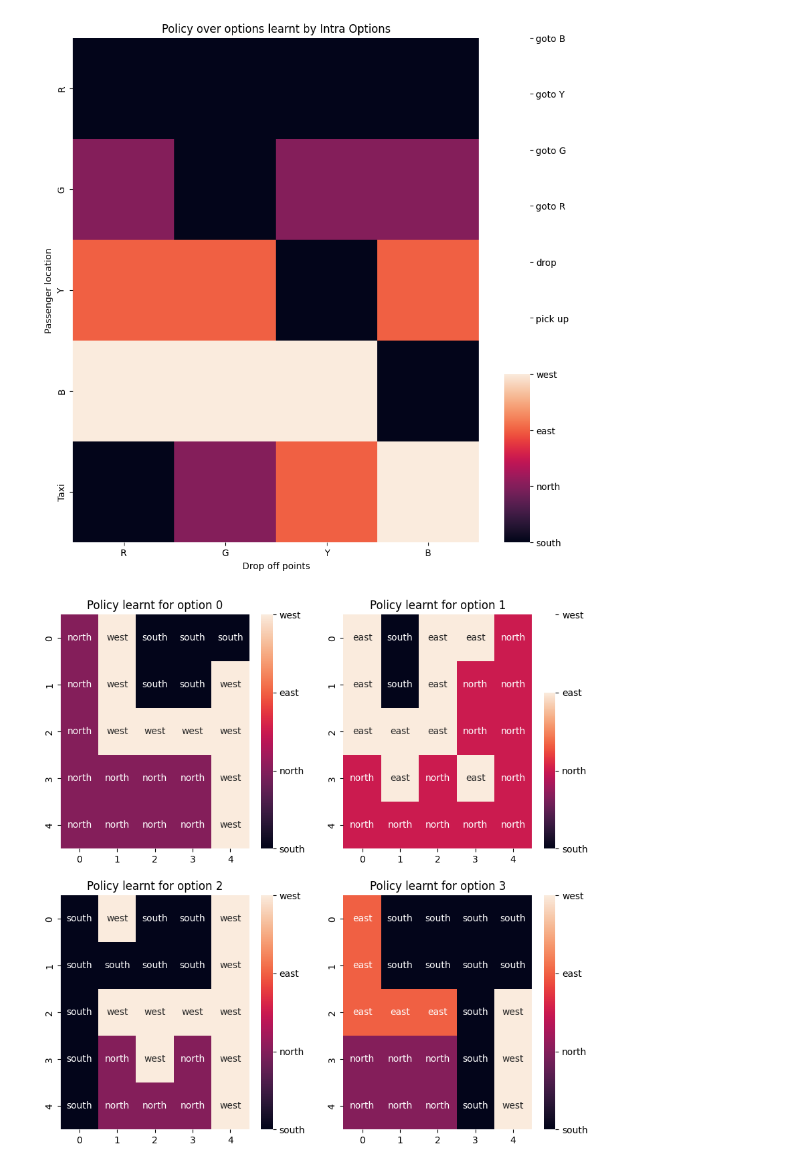
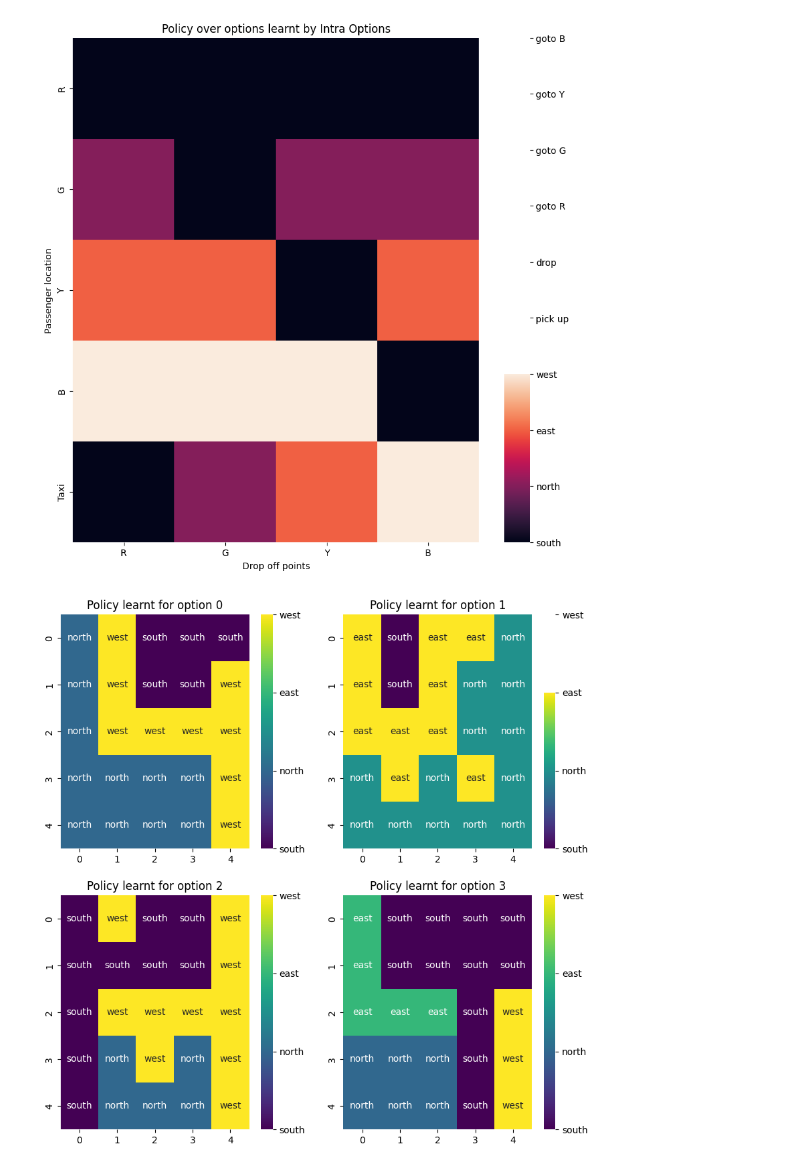
Before and after one commit to Akranth3/CS6700-IITM, a Jupyter notebook: Assignment 3/model.ipynb, the cells around one changed output. Saved outputs shown, nothing was run; the diff lists cells and outputs as text; code cells hidden in the pictures.

```diff
--- a/Assignment 3/model.ipynb
+++ b/Assignment 3/model.ipynb
@@ -323,15 +323,15 @@ Text(0.5, 1.0, 'Policy over options learnt by Intra Options')
 # %%
 figure, axis = plt.subplots(2,2,figsize=(10,10))
 for i in range(2):
   for j in range(2):
     labels = {0:'south',1:'north', 2:'east', 3:'west'}
     annot_text = np.vectorize(labels.get)(np.argmax(Q[2*i+j],axis=1).reshape(5,5))
-    ax = sns.heatmap(np.argmax(Q[2*i+j],axis=1).reshape(5,5),ax=axis[i,j],annot = annot_text,fmt='')
+    ax = sns.heatmap(np.argmax(Q[2*i+j],axis=1).reshape(5,5),ax=axis[i,j],annot = annot_text,fmt='', cmap="viridis")
     axis[i,j].set_title("Policy learnt for option {}".format(i*2+j))
     c_bar = ax.collections[0].colorbar
     c_bar.set_ticks([i for i in range(4)])
     c_bar.set_ticklabels(['south','north','east','west'])
 
 plt.savefig("Plots/IOQL/learned_Q_values.png")
 # %% [output]
-[figure, old version]
+[figure, new version]
```
